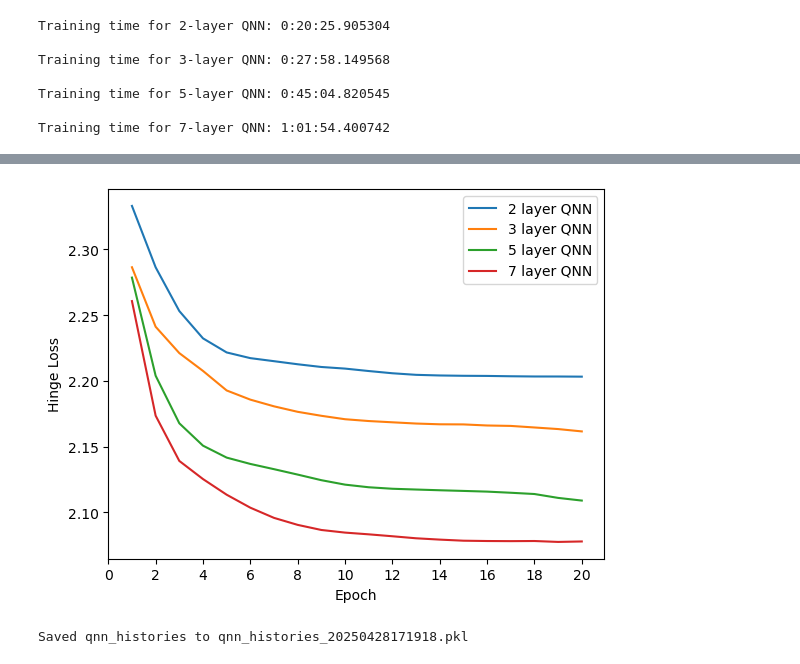
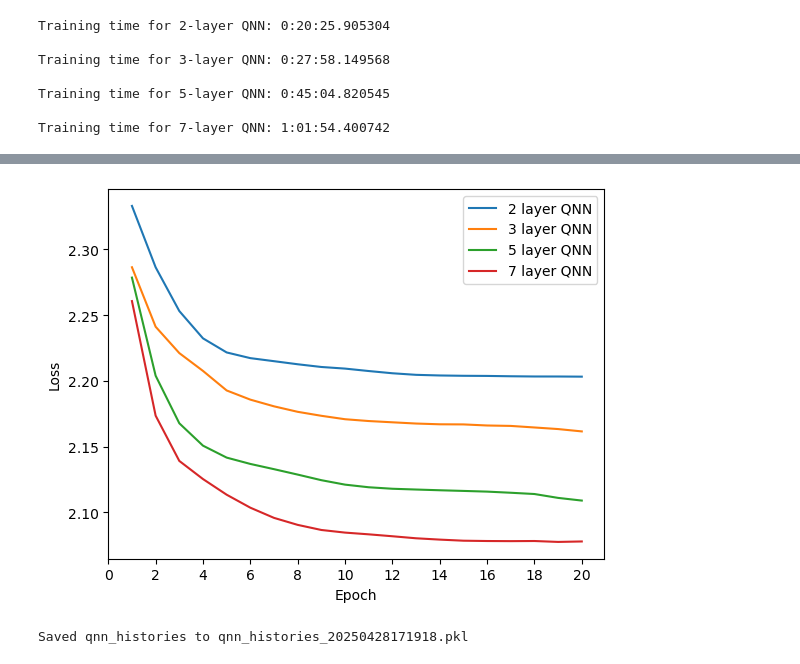
Before and after one commit to psamtam/QuantumMLClassification, a Jupyter notebook: MNIST-classification_multi-class-classifying_0to9_2-layers_using_amplitude_encoding_9x9_2-output-qubits.ipynb, the cells around one changed output, grey strips where cells are left out. Saved outputs shown, nothing was run; the diff lists cells and outputs as text; code cells hidden in the pictures.

```diff
--- a/MNIST-classification_multi-class-classifying_0to9_2-layers_using_amplitude_encoding_9x9_2-output-qubits.ipynb
+++ b/MNIST-classification_multi-class-classifying_0to9_2-layers_using_amplitude_encoding_9x9_2-output-qubits.ipynb
@@ -259,18 +259,18 @@ plt.show()
 # %%
 # plot the hinge accuracy for the loss for both 1 and 2 layer on the same axes
 for n in qnn_histories.keys():
     plt.plot(np.arange(1,21), qnn_histories[n][0].history["loss"], label=f"{n} layer QNN")
 
 plt.xlabel("Epoch")
-plt.ylabel("Hinge Loss")
+plt.ylabel("Loss")
 plt.legend()
 # modify x_ticks to also include 20
 plt.xticks(np.arange(0, 21, 2))
 # save as pdf with tight layout and no padding
 #plt.savefig("qnn_hinge_loss.pdf", bbox_inches="tight", pad_inches=0)
 plt.show()
 # %% [output]
-[figure, old version]
+[figure, new version]
 # %%
 import pickle
 
```
Also changed, not shown: parts of 1 cell of this notebook.
